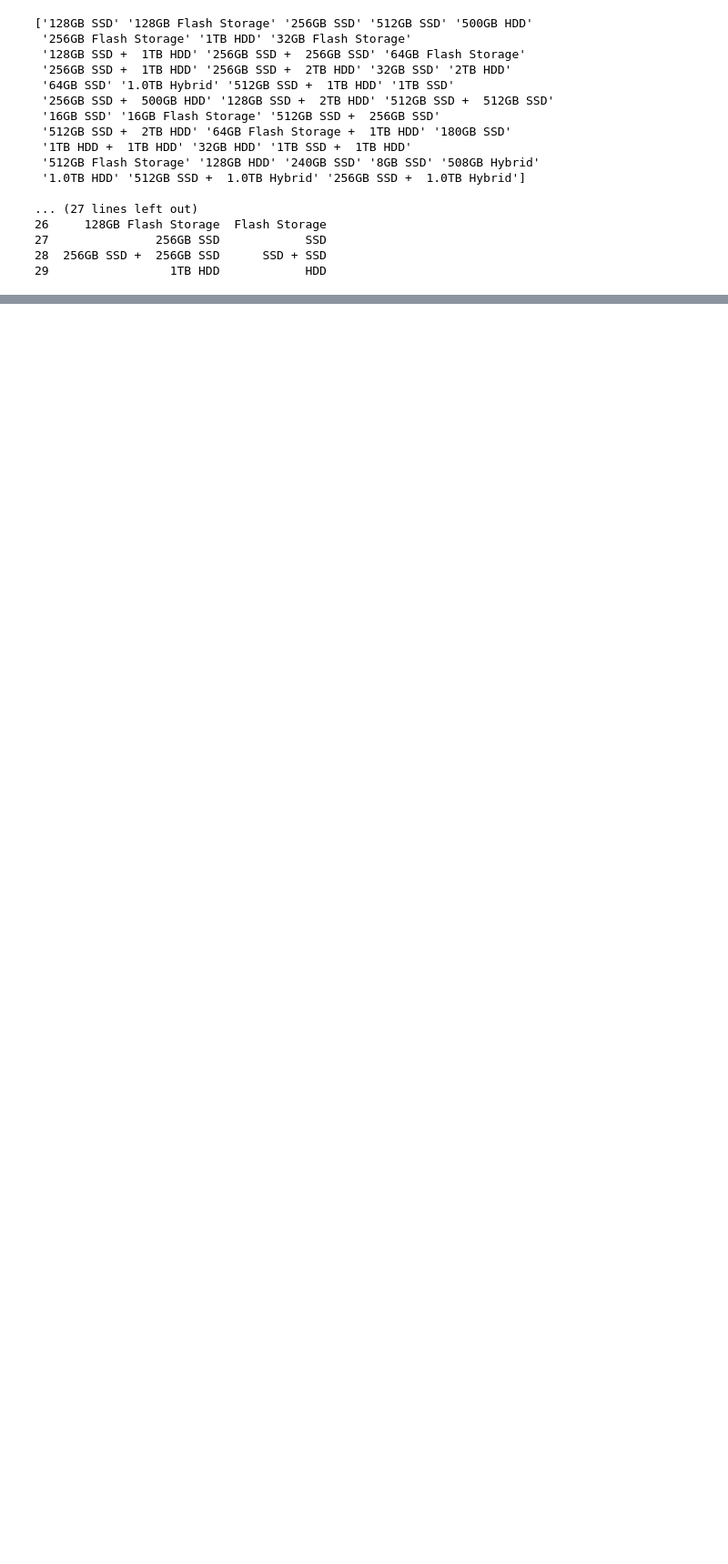
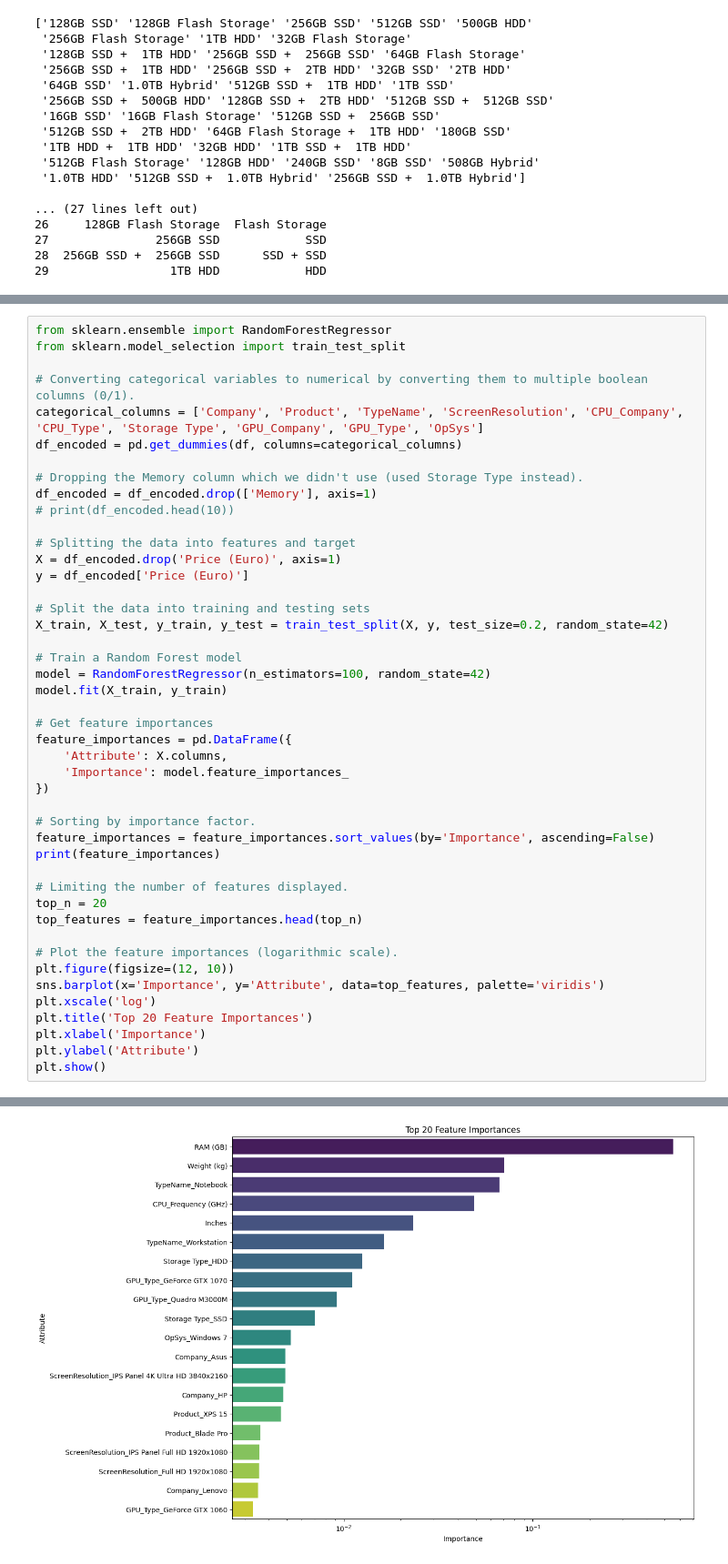
Before and after one commit to CCathlete/pyTask, a Jupyter notebook: app_notebook.ipynb, the cells around one changed output, grey strips where cells are left out. Shown at 91% size. Cells and saved outputs as stored; diff of their text form; blank space fills up the shorter version.

```diff
--- a/app_notebook.ipynb
+++ b/app_notebook.ipynb
@@ -279,0 +298,46 @@ print(df[['Memory', 'Storage Type']].head(30))
+# %%
+from sklearn.ensemble import RandomForestRegressor
+from sklearn.model_selection import train_test_split
+
+# Converting categorical variables to numerical by converting them to multiple boolean columns (0/1).
+categorical_columns = ['Company', 'Product', 'TypeName', 'ScreenResolution', 'CPU_Company', 'CPU_Type', 'Storage Type', 'GPU_Company', 'GPU_Type', 'OpSys']
+df_encoded = pd.get_dummies(df, columns=categorical_columns)
+
+# Dropping the Memory column which we didn't use (used Storage Type instead).
+df_encoded = df_encoded.drop(['Memory'], axis=1)
+# print(df_encoded.head(10))
+
+# Splitting the data into features and target
+X = df_encoded.drop('Price (Euro)', axis=1)
+y = df_encoded['Price (Euro)']
+
+# Split the data into training and testing sets
+X_train, X_test, y_train, y_test = train_test_split(X, y, test_size=0.2, random_state=42)
+
+# Train a Random Forest model
+model = RandomForestRegressor(n_estimators=100, random_state=42)
+model.fit(X_train, y_train)
+
+# Get feature importances
+feature_importances = pd.DataFrame({
+    'Attribute': X.columns,
+    'Importance': model.feature_importances_
+})
+
+# Sorting by importance factor.
+feature_importances = feature_importances.sort_values(by='Importance', ascending=False)
+print(feature_importances)
+
+# Limiting the number of features displayed.
+top_n = 20
+top_features = feature_importances.head(top_n)
+
+# Plot the feature importances (logarithmic scale).
+plt.figure(figsize=(12, 10))
+sns.barplot(x='Importance', y='Attribute', data=top_features, palette='viridis')
+plt.xscale('log')
+plt.title('Top 20 Feature Importances')
+plt.xlabel('Importance')
+plt.ylabel('Attribute')
+plt.show()
+# %% [output]
@@ -279,0 +361 @@ print(df[['Memory', 'Storage Type']].head(30))
+[figure, added]
```
Also changed, not shown: parts of 6 cells of this notebook.
